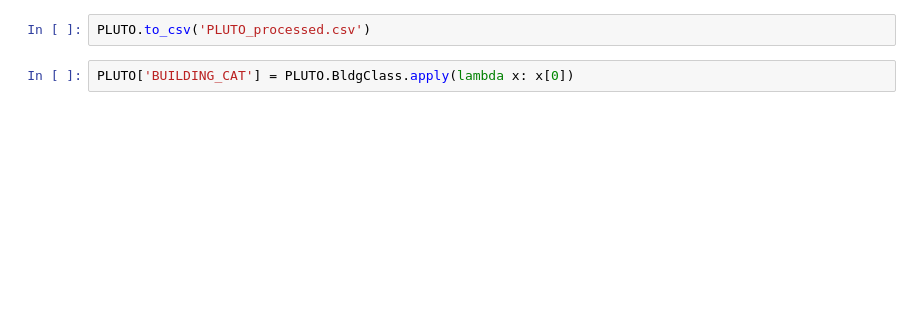
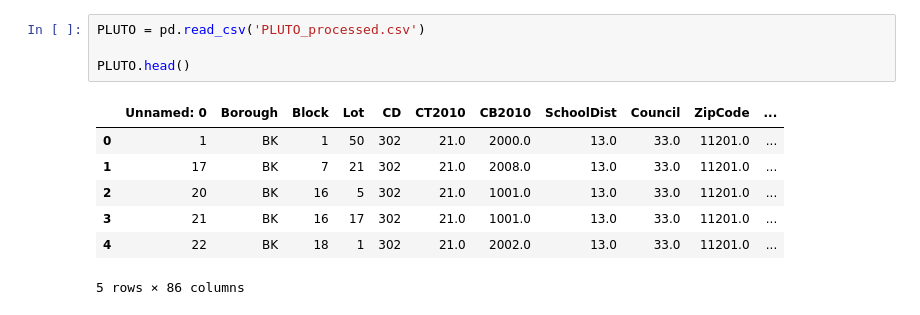
Before and after one commit to MODA-NYC/smart_cities_17, a Jupyter notebook: SmartCities.ipynb, the cells around one changed output. Cells and saved outputs as stored; diff of their text form; blank space fills up the shorter version.

```diff
--- a/SmartCities.ipynb
+++ b/SmartCities.ipynb
@@ -31,5 +46,13 @@ PLUTO.BldgClass = PLUTO.BldgClass.astype(str)
 # %%
-PLUTO.to_csv('PLUTO_processed.csv')
+PLUTO = pd.read_csv('PLUTO_processed.csv')
+
+PLUTO.head()
+# %% [output]
+|  | Unnamed: 0 | Borough | Block | Lot | CD | CT2010 | CB2010 | SchoolDist | Council | ZipCode | ... |
+| 0 | 1 | BK | 1 | 50 | 302 | 21.0 | 2000.0 | 13.0 | 33.0 | 11201.0 | ... |
+| 1 | 17 | BK | 7 | 21 | 302 | 21.0 | 2008.0 | 13.0 | 33.0 | 11201.0 | ... |
+| 2 | 20 | BK | 16 | 5 | 302 | 21.0 | 1001.0 | 13.0 | 33.0 | 11201.0 | ... |
+| 3 | 21 | BK | 16 | 17 | 302 | 21.0 | 1001.0 | 13.0 | 33.0 | 11201.0 | ... |
+| 4 | 22 | BK | 18 | 1 | 302 | 21.0 | 2002.0 | 13.0 | 33.0 | 11201.0 | ... |
+5 rows × 86 columns
-# %%
-PLUTO['BUILDING_CAT'] = PLUTO.BldgClass.apply(lambda x: x[0])
 # %%
```
Also changed, not shown: parts of 19 cells of this notebook, 3 other files.
